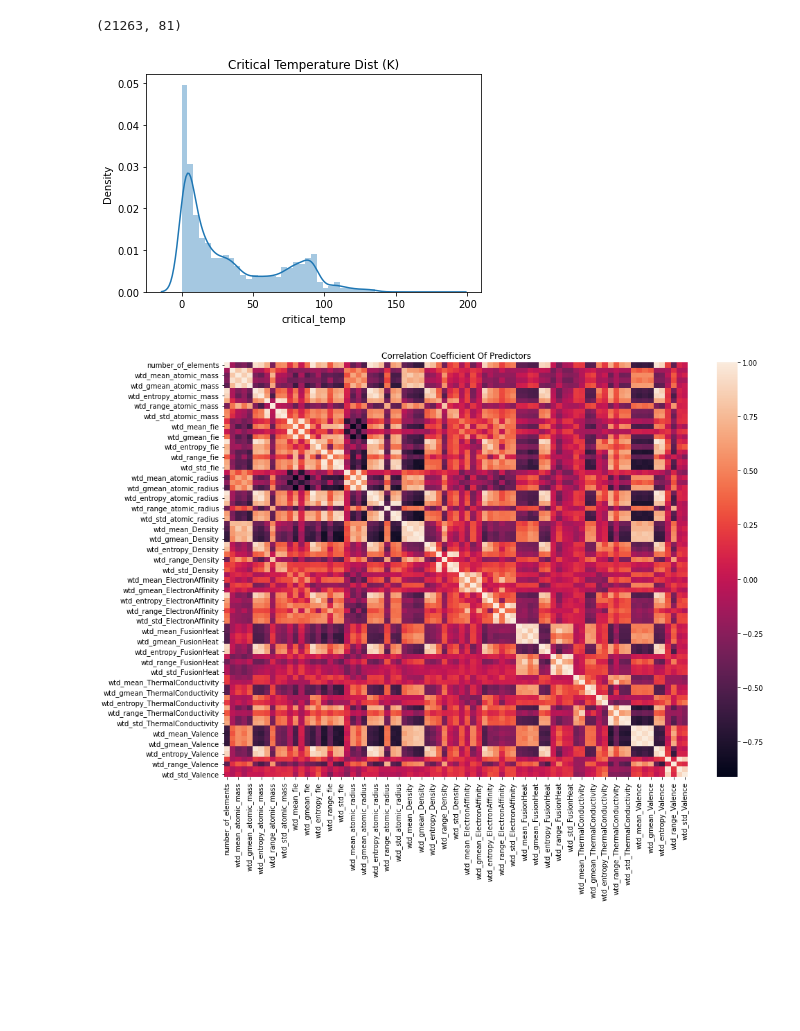
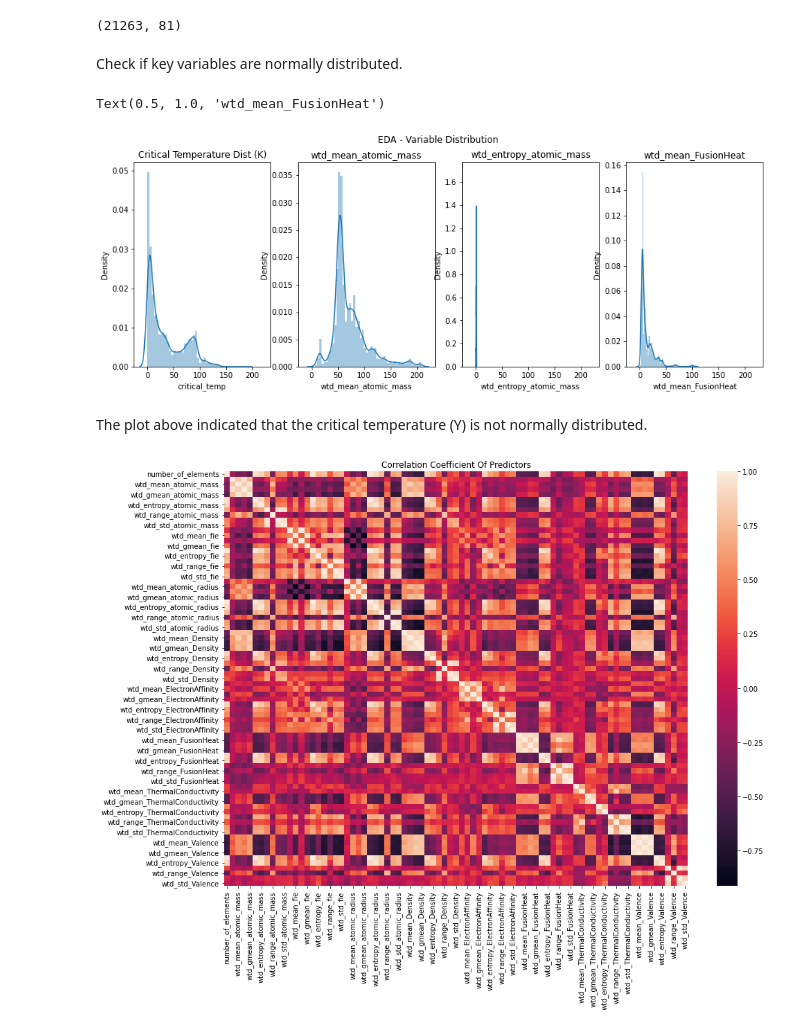
Before and after one commit to kuohu233/IE_7300, a Jupyter notebook: project.ipynb, the cells around one changed output. Saved outputs shown, nothing was run; the diff lists cells and outputs as text; code cells hidden in the pictures; blank space fills up the shorter version.

```diff
--- a/project.ipynb
+++ b/project.ipynb
@@ -113,12 +130,25 @@ x = dataset.iloc[:,0:dataset.shape[1]-1]
 x.shape
 # %% [output]
 (21263, 81)
-# %%
-sns.distplot(y)
-plt.title("Critical Temperature Dist (K)")
-plt.show()
-# %% [output]
-[figure, removed]
+# %% [markdown]
+Check if key variables are normally distributed.
+# %%
+fig, axes = plt.subplots(1, 4, sharex=True, figsize=(15,5))
+fig.suptitle('EDA - Variable Distribution')
+
+sns.distplot(ax=axes[0],a=y)
+axes[0].set_title("Critical Temperature Dist (K)")
+sns.distplot(ax=axes[1],a=x['wtd_mean_atomic_mass'])
+axes[1].set_title("wtd_mean_atomic_mass")
+sns.distplot(ax=axes[2],a=x['wtd_entropy_atomic_mass'])
+axes[2].set_title("wtd_entropy_atomic_mass")
+sns.distplot(ax=axes[3],a=x['wtd_mean_FusionHeat'])
+axes[3].set_title("wtd_mean_FusionHeat")
+# %% [output]
+Text(0.5, 1.0, 'wtd_mean_FusionHeat')
+[figure, added]
+# %% [markdown]
+The plot above indicated that the critical temperature (Y) is not normally distributed.
 # %%
 plt.figure(figsize=(15,11))
 sns.heatmap(x.corr())
```
Also changed, not shown: parts of 11 cells of this notebook, 4 other files.
